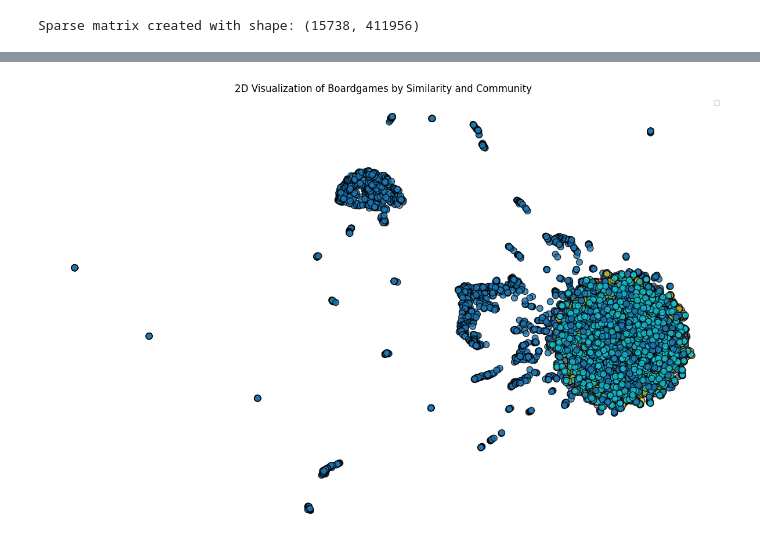
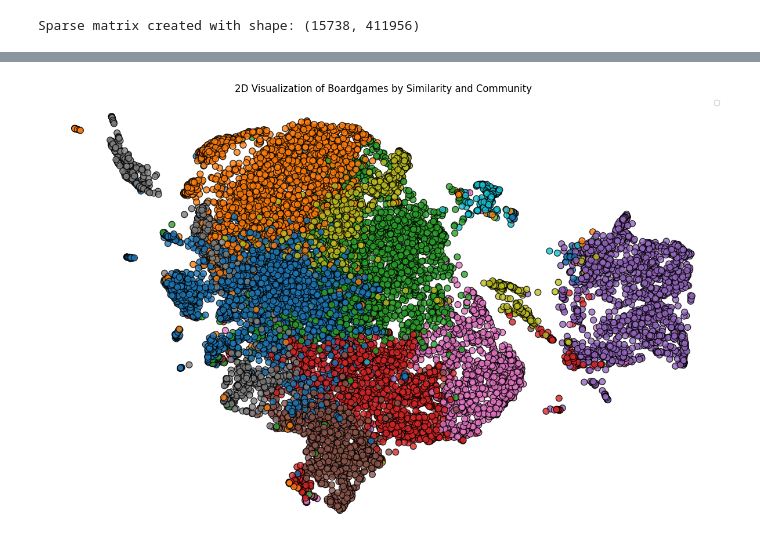
Before and after one commit to Toucan4Life/python-bgg, a Jupyter notebook: notebooks/analyse data louvain.ipynb, the cells around one changed output, grey strips where cells are left out. Drawn from its saved outputs; the diff is of its cells as text; code cells hidden in the pictures.

```diff
--- a/notebooks/analyse data louvain.ipynb
+++ b/notebooks/analyse data louvain.ipynb
@@ -134,0 +66,20 @@ communities = leidenalg.find_partition(H, leidenalg.ModularityVertexPartition,n_
+# %%
+from sklearn.neighbors import kneighbors_graph
+k = 150
+# mode='distance' yields distances; mode='connectivity' yields 0/1 links
+knn_dist = kneighbors_graph(X_latent, n_neighbors=k, mode='distance', include_self=False)
+# Convert distances to weights, e.g. w = exp(-d)
+knn_weights = knn_dist.copy()
+knn_weights.data = np.exp(-knn_weights.data)
+# %%
+import igraph as ig
+# 5. Build an igraph Graph from the sparse matrix
+#    Note: igraph expects a dense adjacency or edge list with weights
+sources, targets = knn_weights.nonzero()
+weights = knn_weights.data
+g=ig.Graph.Weighted_Adjacency(knn_weights)
+# %%
+import leidenalg
+partition = leidenalg.find_partition(g,leidenalg.ModularityVertexPartition,seed=0)
+communities = partition.membership
+print("Leiden communities modularity:", partition.modularity)
@@ -135,28 +104,24 @@ communities = leidenalg.find_partition(H, leidenalg.ModularityVertexPartition,n_
 # %%
 import umap
 reducer = umap.UMAP()
-coords = reducer.fit_transform(cosine_similarity_matrix)
+coords = reducer.fit_transform(X_latent)
 # %%
 from matplotlib.cm import get_cmap
 import matplotlib.pyplot as plt
 
 # Step 5: Plotting
 plt.figure(figsize=(12, 8))
-unique_communities = set(communities)
-cmap = get_cmap('tab10', len(unique_communities))
 
-
-
-plt.scatter(coords[:, 0], coords[:, 1], c=communities, cmap=cmap, s=60, alpha=0.8, edgecolor='k')
+plt.scatter(coords[:, 0], coords[:, 1], c=communities,cmap='tab10', s=60, alpha=0.8, edgecolor='k')
 
 # Add legend without duplicates
 handles, labels = plt.gca().get_legend_handles_labels()
 by_label = dict(zip(labels, handles))
 plt.legend(by_label.values(), by_label.keys(), loc='best', fontsize='small')
 
 plt.title("2D Visualization of Boardgames by Similarity and Community")
 plt.axis('off')
 plt.tight_layout()
 plt.show()
 # %% [output]
-[figure, old version]
+[figure, new version]
```
Also changed, not shown: parts of 15 cells of this notebook.
